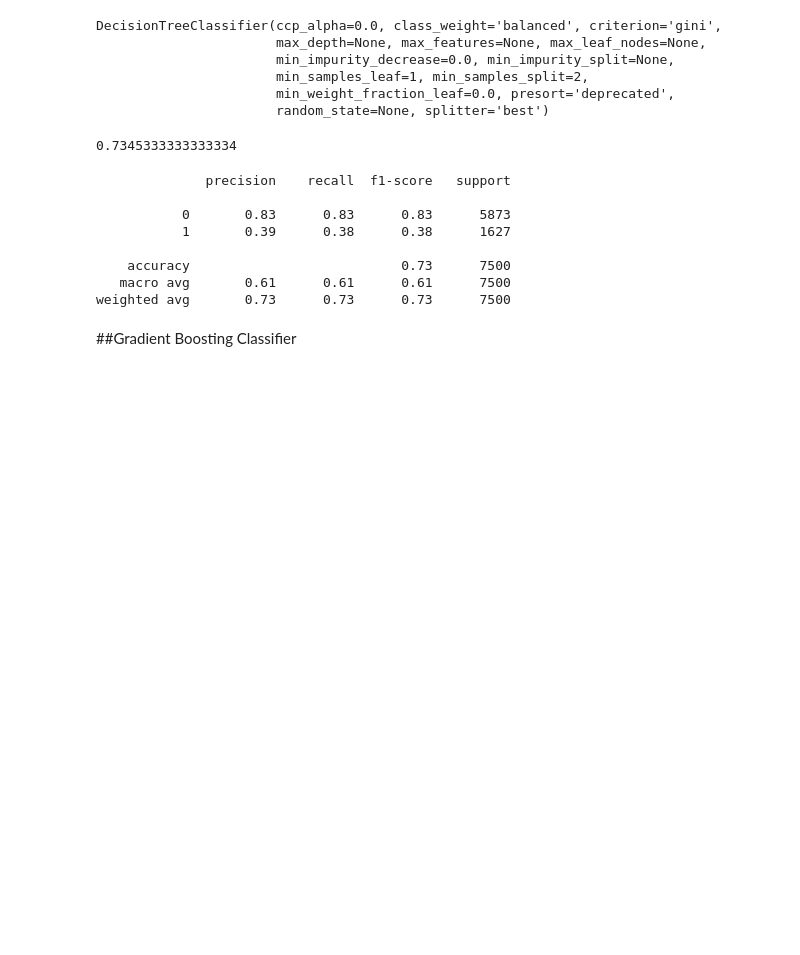
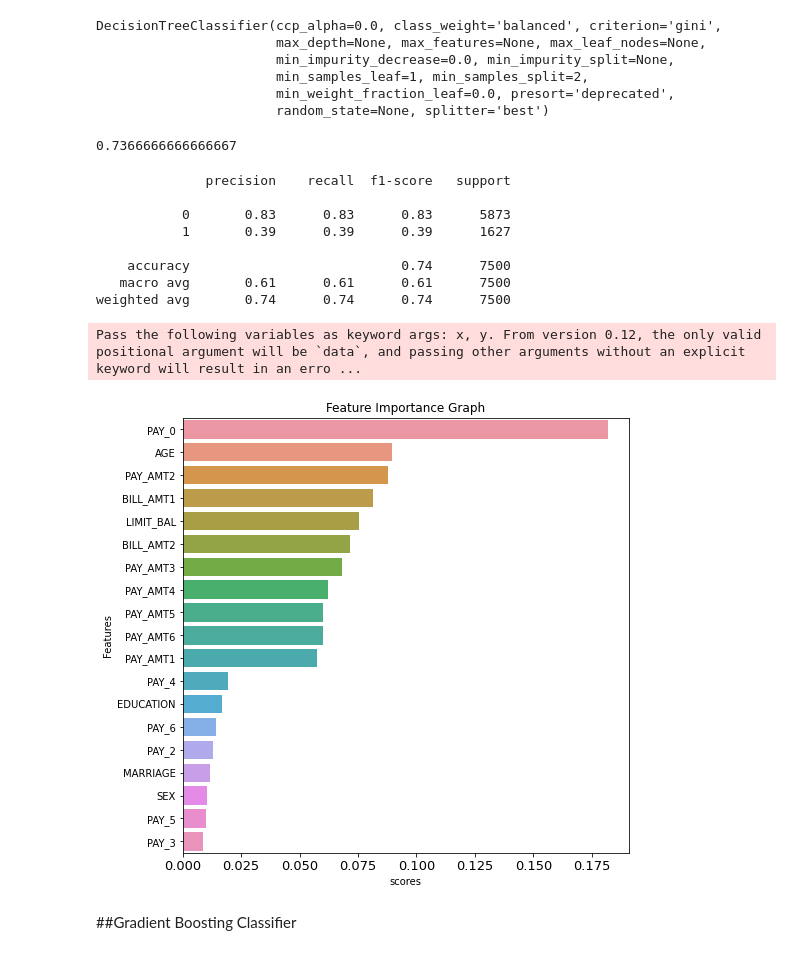
Before and after one commit to Rahul711sharma/Credit-Card-Default-, a Jupyter notebook: Credit_Card_Default.ipynb, the cells around one changed output. Drawn from its saved outputs; the diff is of its cells as text; code cells hidden in the pictures; blank space fills up the shorter version.

```diff
--- a/Credit_Card_Default.ipynb
+++ b/Credit_Card_Default.ipynb
@@ -435,5 +468,5 @@ df2.head()
 # %%
-x = df2.drop('default payment next month',axis='columns')
+x = df2.drop(['default payment next month','BILL_AMT3',	'BILL_AMT4',	'BILL_AMT5',	'BILL_AMT6'	],axis='columns')
 y = df2['default payment next month']
 print(f"{x.shape}\n {y.shape}")
 # %% [output]
@@ -505,18 +538,29 @@ DecisionTreeClassifier(ccp_alpha=0.0, class_weight='balanced', criterion='gini',
 # %%
 accuracy_score(y_test,dt.predict(x_test))
 # %% [output]
-0.7345333333333334
+0.7366666666666667
 # %%
 print(met.classification_report(y_test,dt.predict(x_test)))
 # %% [output]
               precision    recall  f1-score   support
 
            0       0.83      0.83      0.83      5873
-           1       0.39      0.38      0.38      1627
+           1       0.39      0.39      0.39      1627
 
-    accuracy                           0.73      7500
+    accuracy                           0.74      7500
    macro avg       0.61      0.61      0.61      7500
-weighted avg       0.73      0.73      0.73      7500
+weighted avg       0.74      0.74      0.74      7500
+# %%
+def feature_importances(model,train_data):
+  df=pd.DataFrame({'Features':train_data.columns, 'scores': model.feature_importances_}).sort_values('scores',ascending=0)
+  plt.figure(figsize=(8,8))
+  sns.barplot(df['scores'],df['Features'])
+  plt.title(f"Feature Importance Graph")
+# %%
+feature_importances(dt,x_train)
+# %% [output]
+Pass the following variables as keyword args: x, y. From version 0.12, the only valid positional argument will be `data`, and passing other arguments without an explicit keyword will result in an erro ...
+[figure, added]
 # %% [markdown]
 ##Gradient Boosting Classifier
 # %%
```
Also changed, not shown: parts of 46 cells of this notebook.
